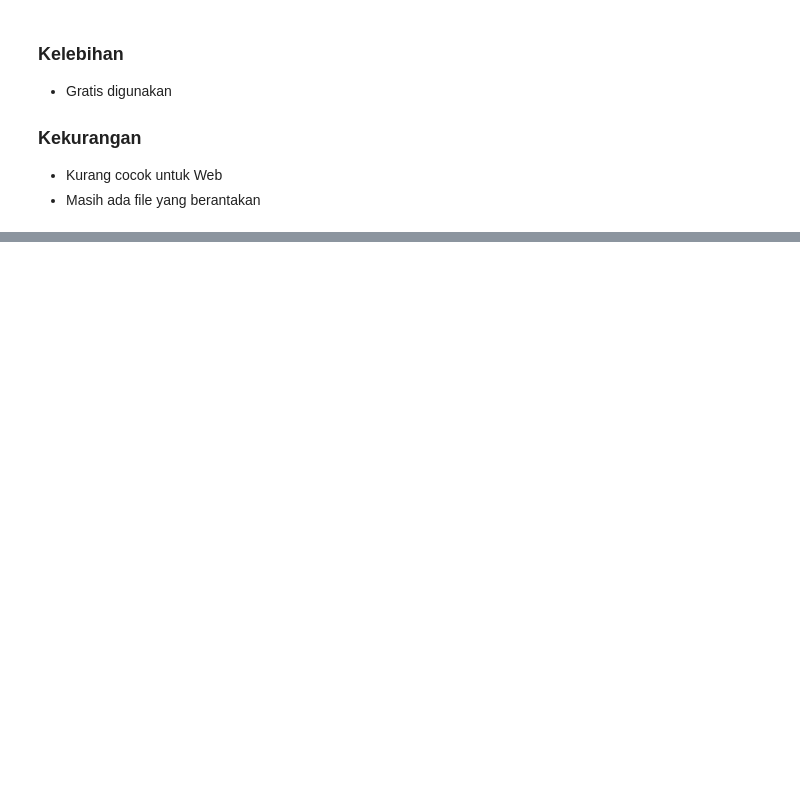
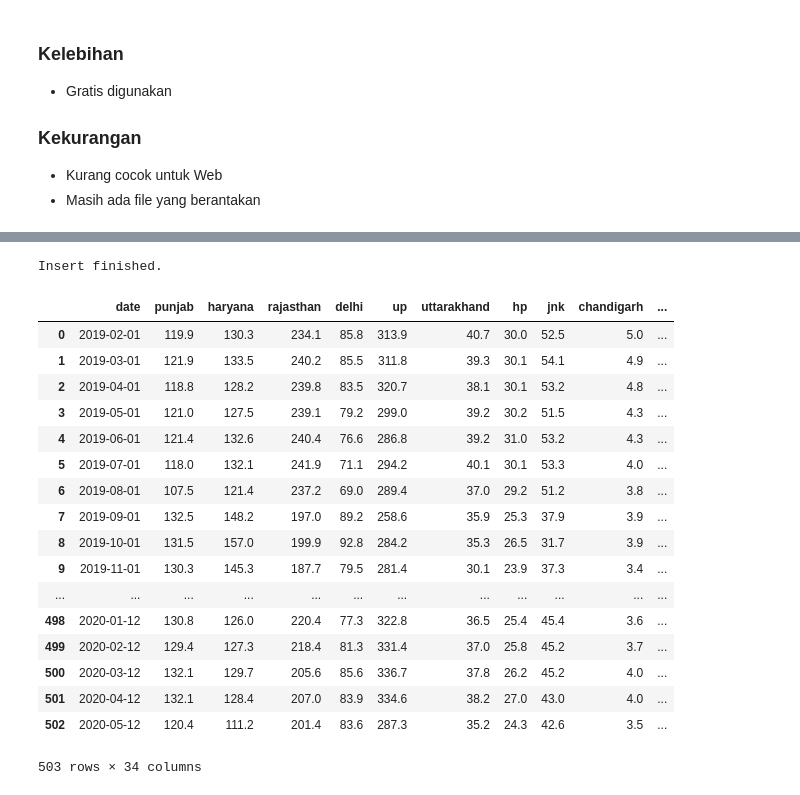
Before and after one commit to sakerajunior/ptpjb, a Jupyter notebook: 15 - Basic Postgresql.ipynb, the cells around one changed output, grey strips where cells are left out. Saved outputs shown, nothing was run; the diff lists cells and outputs as text; code cells hidden in the pictures; blank space fills up the shorter version.

```diff
--- a/15 - Basic Postgresql.ipynb
+++ b/15 - Basic Postgresql.ipynb
@@ -117,7 +124,4 @@ import psycopg2
 # %%
-import config as creds
-import pandas as pd
-
 def connect():
     # Set up a connection to the postgres server.
     # conn_string = "host="+ "localhost" +" port="+ "5432" +" dbname="+ "test2" +" user=" + "postgres" \
@@ -125,7 +129,7 @@ def connect():
 
     #conn = psycopg2.connect(conn_string)
     import urllib.parse # for python 3+ use: from urllib.parse import urlparse
-    result = urllib.parse.urlparse("postgres://ybzrsrgh:FlL--RfKUWnU97pzIzzp4g_FfTKg6jUO@rosie.db.elephantsql.com/ybzrsrgh")
+    result = urllib.parse.urlparse("postgres://fkvgbaak:gyIW-jNu-U8cjEJJ21v4r1Eg73lDxH7f@rosie.db.elephantsql.com/fkvgbaak")
     # also in python 3+ use: urlparse("YourUrl") not urlparse.urlparse("YourUrl")
     username = result.username
     password = result.password
@@ -374,0 +955,11 @@ except Exception as e:
+# %%
+#cross join ini 1 baris tabel kiri + seluruh baris tabel kanan
+cross_join = ('''SELECT * FROM "public"."customer" CROSS JOIN "konsumsi_listrik";''')
+
+try:
+    df = pd.read_sql_query(cross_join, conn)
+    conn.commit()
+    display(df)
+except Exception as e:
+    conn.rollback()
+    print(e)
@@ -374,0 +1033,49 @@ except Exception as e:
+# %%
+#get_data_sql = """select * from listrik_india"""
+from io import StringIO
+df = pd.read_csv("data/dataset_tk.csv")
+df["date"] = pd.to_datetime(df["date"], format='%d/%m/%y %H:%M', infer_datetime_format=True)
+df = df.set_index('date')
+
+try:
+    buffer = StringIO()
+    df.to_csv(buffer, header=False)
+    buffer.seek(0)
+    cursor.copy_from(buffer, "listrik_india", sep=",")
+    conn.commit()
+    print("Insert finished.")
+except Exception as e:
+    conn.rollback()
+    print("Problems:", str(e))
+# %% [output]
+Insert finished.
+# %%
+#menampilkan semua data listrik_india
+select = (''' SELECT * FROM "public"."listrik_india"; ''')
+
+try:
+    df = pd.read_sql_query(select, conn)
+    conn.commit()
+    display(df)
+except Exception as e:
+    conn.rollback()
+    print(e)
+# %% [output]
+|  | date | punjab | haryana | rajasthan | delhi | up | uttarakhand | hp | jnk | chandigarh | ... |
+| 0 | 2019-02-01 | 119.9 | 130.3 | 234.1 | 85.8 | 313.9 | 40.7 | 30.0 | 52.5 | 5.0 | ... |
+| 1 | 2019-03-01 | 121.9 | 133.5 | 240.2 | 85.5 | 311.8 | 39.3 | 30.1 | 54.1 | 4.9 | ... |
+| 2 | 2019-04-01 | 118.8 | 128.2 | 239.8 | 83.5 | 320.7 | 38.1 | 30.1 | 53.2 | 4.8 | ... |
+| 3 | 2019-05-01 | 121.0 | 127.5 | 239.1 | 79.2 | 299.0 | 39.2 | 30.2 | 51.5 | 4.3 | ... |
+| 4 | 2019-06-01 | 121.4 | 132.6 | 240.4 | 76.6 | 286.8 | 39.2 | 31.0 | 53.2 | 4.3 | ... |
+| 5 | 2019-07-01 | 118.0 | 132.1 | 241.9 | 71.1 | 294.2 | 40.1 | 30.1 | 53.3 | 4.0 | ... |
+| 6 | 2019-08-01 | 107.5 | 121.4 | 237.2 | 69.0 | 289.4 | 37.0 | 29.2 | 51.2 | 3.8 | ... |
+| 7 | 2019-09-01 | 132.5 | 148.2 | 197.0 | 89.2 | 258.6 | 35.9 | 25.3 | 37.9 | 3.9 | ... |
+| 8 | 2019-10-01 | 131.5 | 157.0 | 199.9 | 92.8 | 284.2 | 35.3 | 26.5 | 31.7 | 3.9 | ... |
+| 9 | 2019-11-01 | 130.3 | 145.3 | 187.7 | 79.5 | 281.4 | 30.1 | 23.9 | 37.3 | 3.4 | ... |
+| ... | ... | ... | ... | ... | ... | ... | ... | ... | ... | ... | ... |
+| 498 | 2020-01-12 | 130.8 | 126.0 | 220.4 | 77.3 | 322.8 | 36.5 | 25.4 | 45.4 | 3.6 | ... |
+| 499 | 2020-02-12 | 129.4 | 127.3 | 218.4 | 81.3 | 331.4 | 37.0 | 25.8 | 45.2 | 3.7 | ... |
+| 500 | 2020-03-12 | 132.1 | 129.7 | 205.6 | 85.6 | 336.7 | 37.8 | 26.2 | 45.2 | 4.0 | ... |
+| 501 | 2020-04-12 | 132.1 | 128.4 | 207.0 | 83.9 | 334.6 | 38.2 | 27.0 | 43.0 | 4.0 | ... |
+| 502 | 2020-05-12 | 120.4 | 111.2 | 201.4 | 83.6 | 287.3 | 35.2 | 24.3 | 42.6 | 3.5 | ... |
+503 rows × 34 columns
```
Also changed, not shown: parts of 104 cells of this notebook.
